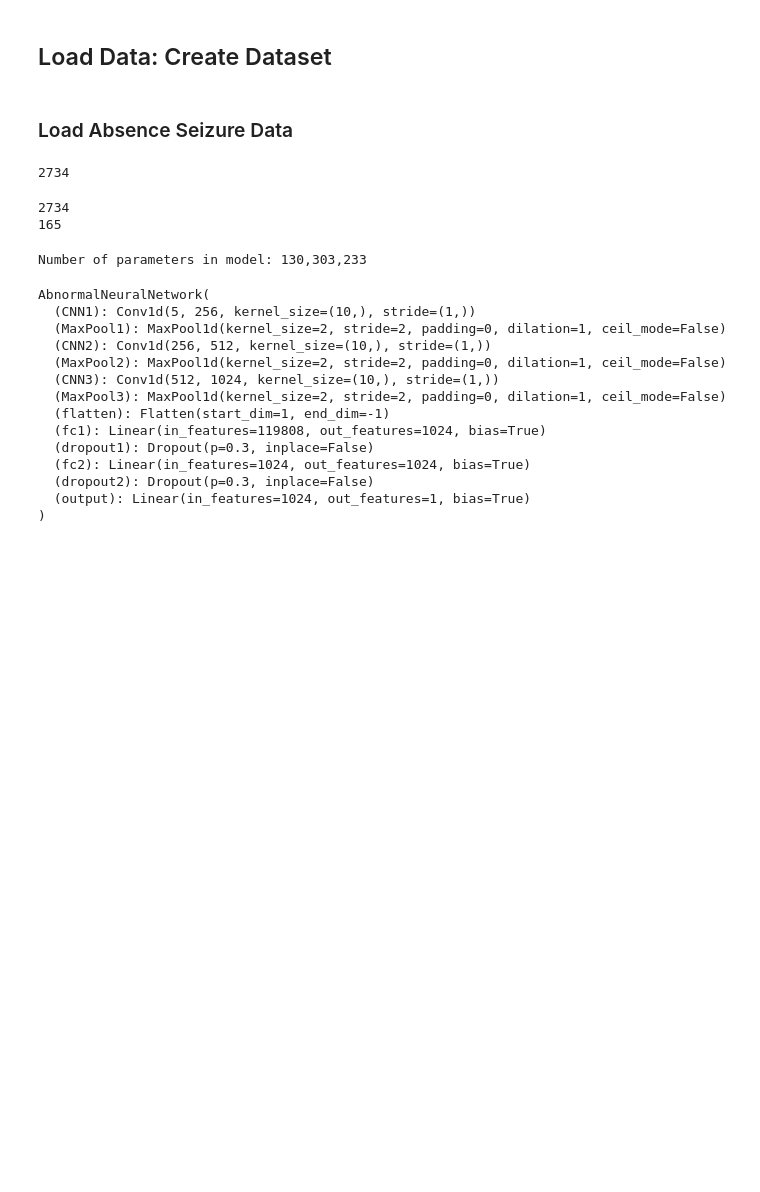
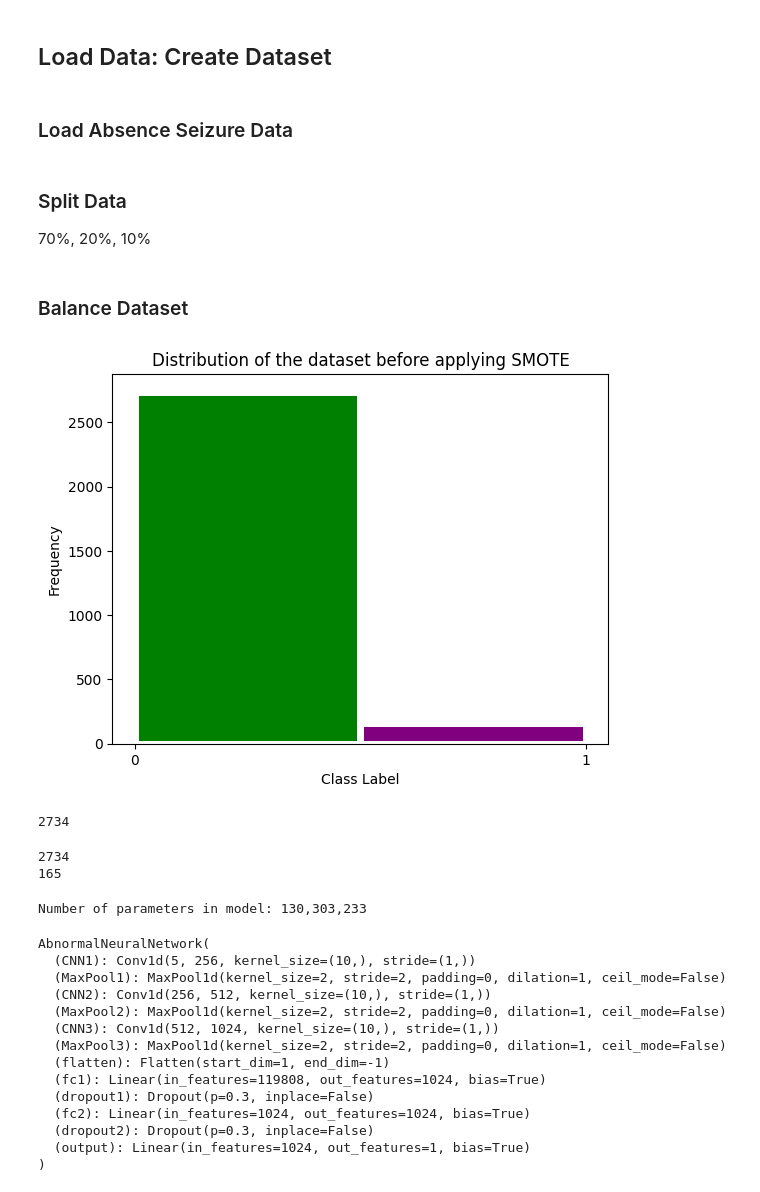
Before and after one commit to Loic017/TinyML-for-Epileptic-Seizures, a Jupyter notebook: seizure_training.ipynb, the cells around one changed output. Saved outputs shown, nothing was run; the diff lists cells and outputs as text; code cells hidden in the pictures; blank space fills up the shorter version.

Commit message:
Plot

```diff
--- a/seizure_training.ipynb
+++ b/seizure_training.ipynb
@@ -64 +67,5 @@ class AbsenceDataset(Dataset):
+# %% [markdown]
+### Split Data
+
+70%, 20%, 10%
 # %%
@@ -85,6 +85,27 @@ else:
         dataset,
         [int(len(dataset) * 0.7), int(len(dataset) * 0.2), int(len(dataset) * 0.1)],
     )
+# %% [markdown]
+### Balance Dataset
+# %%
+# Plot distribution of the dataset before balancing
+# 0 - Background epoch
+# 1 - Absence seizure epoch
+
+l = []
+for i in train_set:
+    l.append(i[1].item())
+
+a1, b1, bars = plt.hist(l, bins=2, edgecolor="white", linewidth=5, range=(0, 1))
+plt.gca().xaxis.set_major_locator(mticker.MultipleLocator(1))
+plt.title("Distribution of the dataset before applying SMOTE")
+plt.xlabel("Class Label")
+plt.ylabel("Frequency")
+bars[0].set_facecolor("green")
+bars[1].set_facecolor("purple")
+plt.show()
+# %% [output]
+[figure, added]
 # %%
 len(dataset)
 
```
Also changed, not shown: parts of 4 cells of this notebook, 4 other files.
